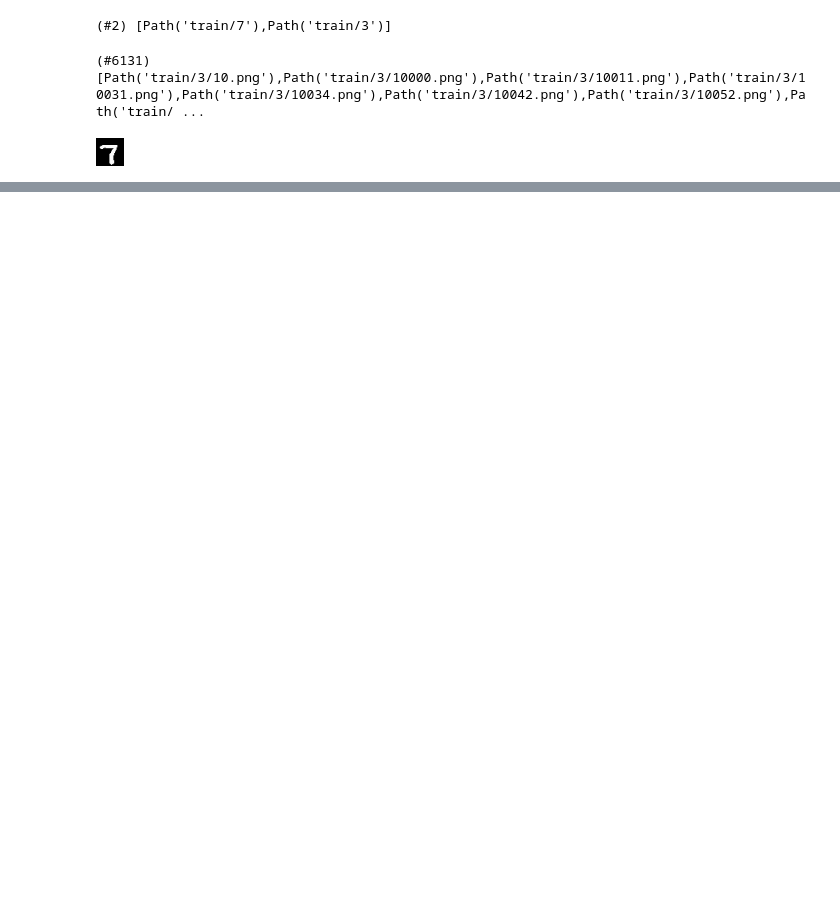
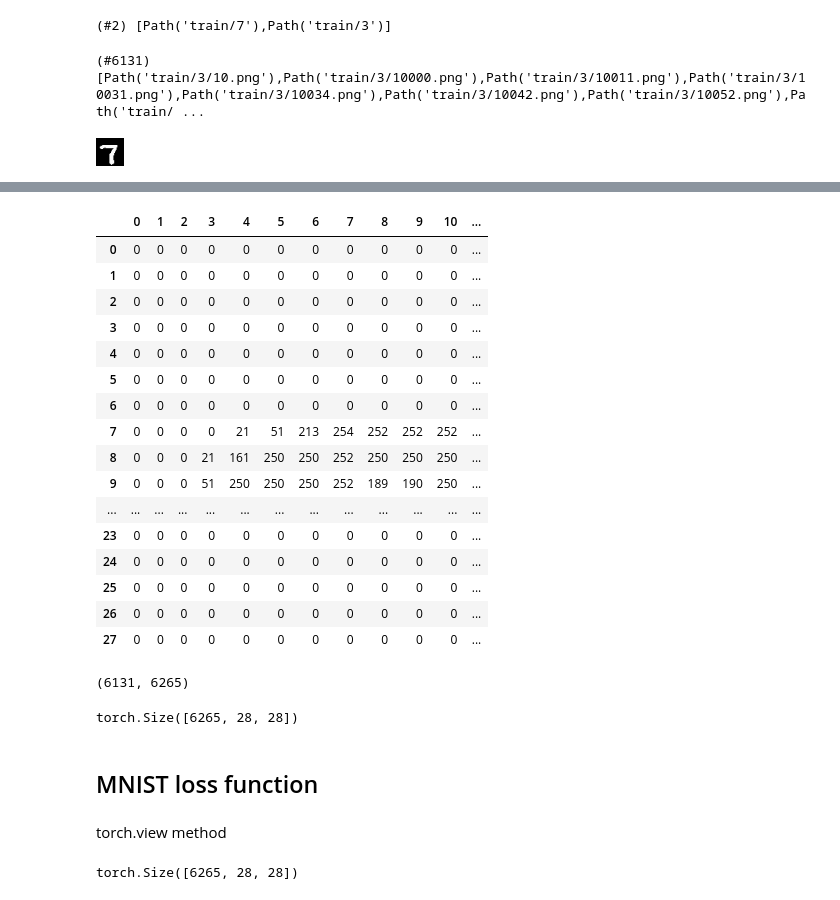
Before and after one commit to rohitnikam1/Fastai-projects, a Jupyter notebook: mnist_basics.ipynb, the cells around one changed output, grey strips where cells are left out. Drawn from its saved outputs; the diff is of its cells as text; code cells hidden in the pictures; blank space fills up the shorter version.

```diff
--- a/mnist_basics.ipynb
+++ b/mnist_basics.ipynb
@@ -26,6 +34,7 @@ threes = (path/'train'/'3').ls().sorted()
 sevens = (path/'train'/'7').ls().sorted()
 # %%
 im7_path = sevens[0]
-Image.open(im7_path)
+seven = Image.open(im7_path)
+seven
 # %% [output]
 [figure]
@@ -31,0 +81,44 @@ Image.open(im7_path)
+# %%
+im7_t = tensor(seven)
+df = pd.DataFrame(im7_t)
+df.style.set_properties(**{'font-size':'6pt'}).background_gradient('Greys')
+# %% [output]
+|  | 0 | 1 | 2 | 3 | 4 | 5 | 6 | 7 | 8 | 9 | 10 | ... |
+| 0 | 0 | 0 | 0 | 0 | 0 | 0 | 0 | 0 | 0 | 0 | 0 | ... |
+| 1 | 0 | 0 | 0 | 0 | 0 | 0 | 0 | 0 | 0 | 0 | 0 | ... |
+| 2 | 0 | 0 | 0 | 0 | 0 | 0 | 0 | 0 | 0 | 0 | 0 | ... |
+| 3 | 0 | 0 | 0 | 0 | 0 | 0 | 0 | 0 | 0 | 0 | 0 | ... |
+| 4 | 0 | 0 | 0 | 0 | 0 | 0 | 0 | 0 | 0 | 0 | 0 | ... |
+| 5 | 0 | 0 | 0 | 0 | 0 | 0 | 0 | 0 | 0 | 0 | 0 | ... |
+| 6 | 0 | 0 | 0 | 0 | 0 | 0 | 0 | 0 | 0 | 0 | 0 | ... |
+| 7 | 0 | 0 | 0 | 0 | 21 | 51 | 213 | 254 | 252 | 252 | 252 | ... |
+| 8 | 0 | 0 | 0 | 21 | 161 | 250 | 250 | 252 | 250 | 250 | 250 | ... |
+| 9 | 0 | 0 | 0 | 51 | 250 | 250 | 250 | 252 | 189 | 190 | 250 | ... |
+| ... | ... | ... | ... | ... | ... | ... | ... | ... | ... | ... | ... | ... |
+| 23 | 0 | 0 | 0 | 0 | 0 | 0 | 0 | 0 | 0 | 0 | 0 | ... |
+| 24 | 0 | 0 | 0 | 0 | 0 | 0 | 0 | 0 | 0 | 0 | 0 | ... |
+| 25 | 0 | 0 | 0 | 0 | 0 | 0 | 0 | 0 | 0 | 0 | 0 | ... |
+| 26 | 0 | 0 | 0 | 0 | 0 | 0 | 0 | 0 | 0 | 0 | 0 | ... |
+| 27 | 0 | 0 | 0 | 0 | 0 | 0 | 0 | 0 | 0 | 0 | 0 | ... |
+# %%
+three_tensors = [tensor(Image.open(o)) for o in threes]
+seven_tensors = [tensor(Image.open(o)) for o in sevens]
+
+len(three_tensors),len(seven_tensors)
+# %% [output]
+(6131, 6265)
+# %%
+stacked_threes = torch.stack(three_tensors).float()/255
+stacked_sevens = torch.stack(seven_tensors).float()/255
+
+stacked_sevens.shape
+# %% [output]
+torch.Size([6265, 28, 28])
+# %% [markdown]
+## MNIST loss function
+# %% [markdown]
+torch.view method
+# %%
+stacked_sevens.size()
+# %% [output]
+torch.Size([6265, 28, 28])
```
Also changed, not shown: parts of 109 cells of this notebook.
